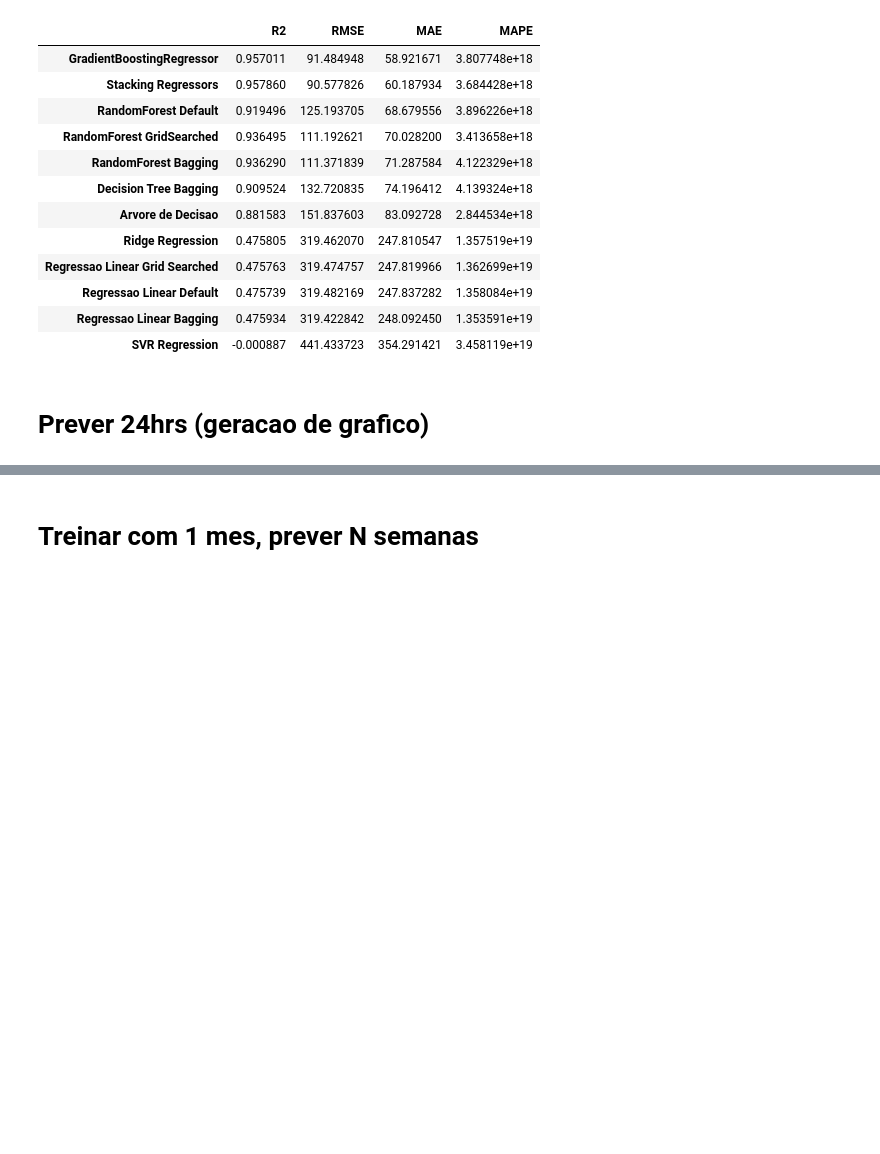
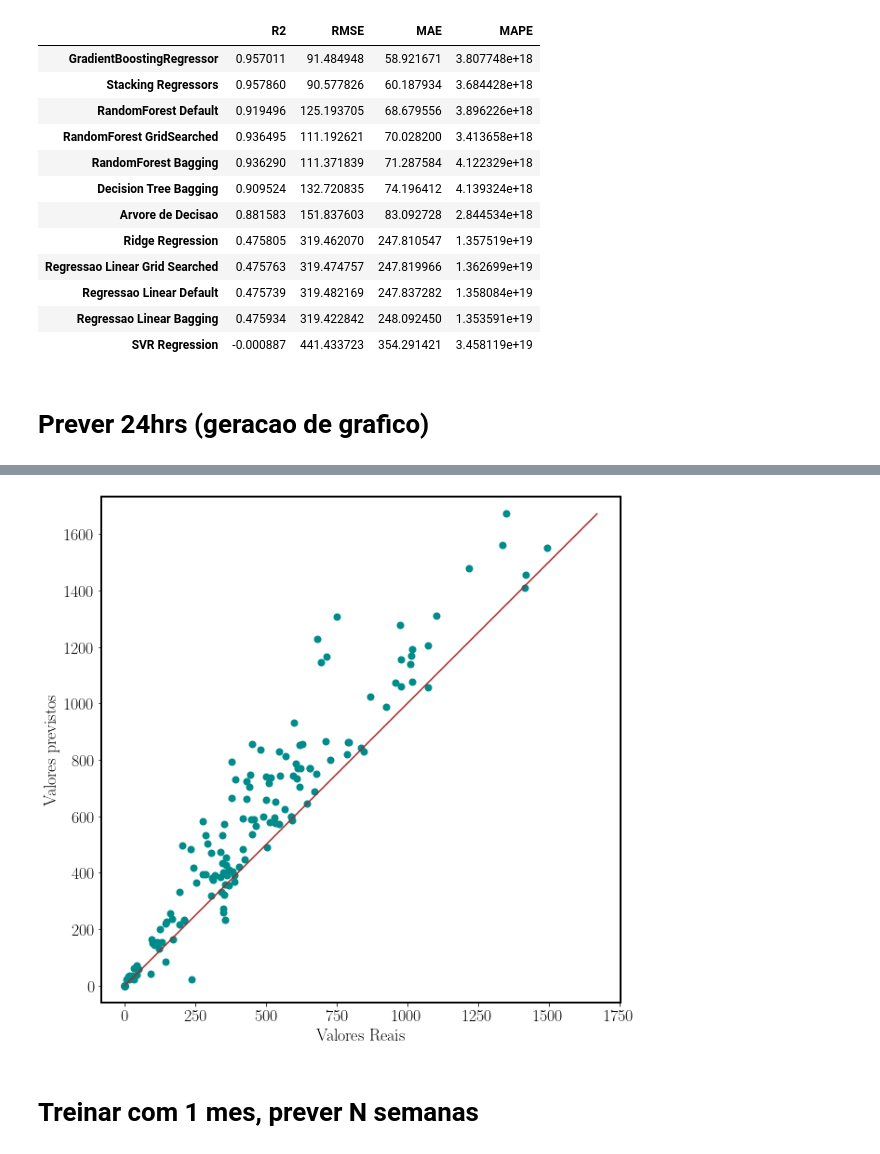
Before and after one commit to medeirosvictor/ds-mobilidade-urbana-fortaleza, a Jupyter notebook: 2015/Modelo-PorLinha-2015.ipynb, the cells around one changed output, grey strips where cells are left out. Saved outputs shown, nothing was run; the diff lists cells and outputs as text; code cells hidden in the pictures; blank space fills up the shorter version.

```diff
--- a/2015/Modelo-PorLinha-2015.ipynb
+++ b/2015/Modelo-PorLinha-2015.ipynb
@@ -623,28 +591,30 @@ plt.show()
 # %%
 
 real_values = df_predict_dados.validations_per_hour
 predictions = predictions
 
 plt.rc('patch',linewidth=2)
 plt.rc('axes', linewidth=2, labelpad=5)
 plt.rc('xtick.minor', size=8, width=4)
 plt.rc('ytick.minor', size=8, width=4)
 
 plt.rc('text', usetex=True)
 plt.rc('font', family='serif', serif='Computer Modern', size=18)
 plt.figure(figsize=(10,10))
 plt.scatter(real_values, predictions, c='darkcyan')
 
 p1 = max(max(predictions), max(real_values.values))
 p2 = min(min(predictions), min(real_values.values))
 plt.plot([p1, p2], [p1, p2], 'brown')
-plt.title(f'Linha 041: Treinamento c/ Jan, Fev e Mar :: Previsao de 1 de Abril :: {year}')
+
 plt.xlabel('Valores Reais', fontsize=18)
-plt.ylabel('Previsoes', fontsize=18)
+plt.ylabel('Valores previstos', fontsize=18)
 plt.axis('equal')
 
-plt.savefig(f'../images/bagging-avore-de-decisao-{year}-janfevmar-predict-1abril-scatterplot.pdf')
+plt.savefig(f'../images/stacking-egb-{year}-all-predict-janeiro-w1-scatterplot.pdf')
 plt.show()
+# %% [output]
+[figure, added]
 # %% [markdown]
 # Treinar com 1 mes, prever N semanas
 # %%
```
Also changed, not shown: parts of 4 cells of this notebook, 19 other files.
